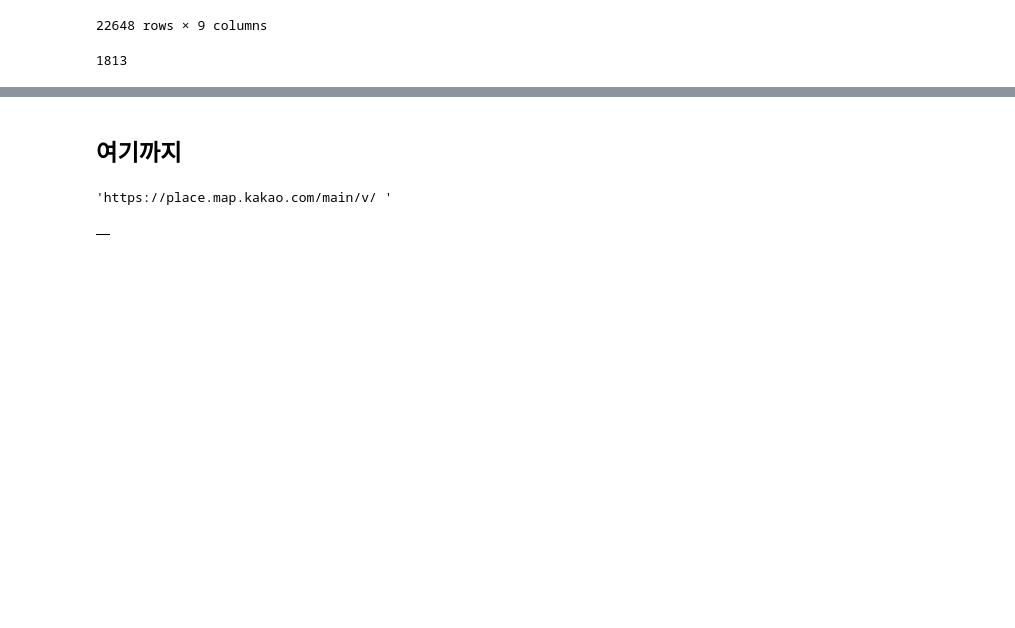
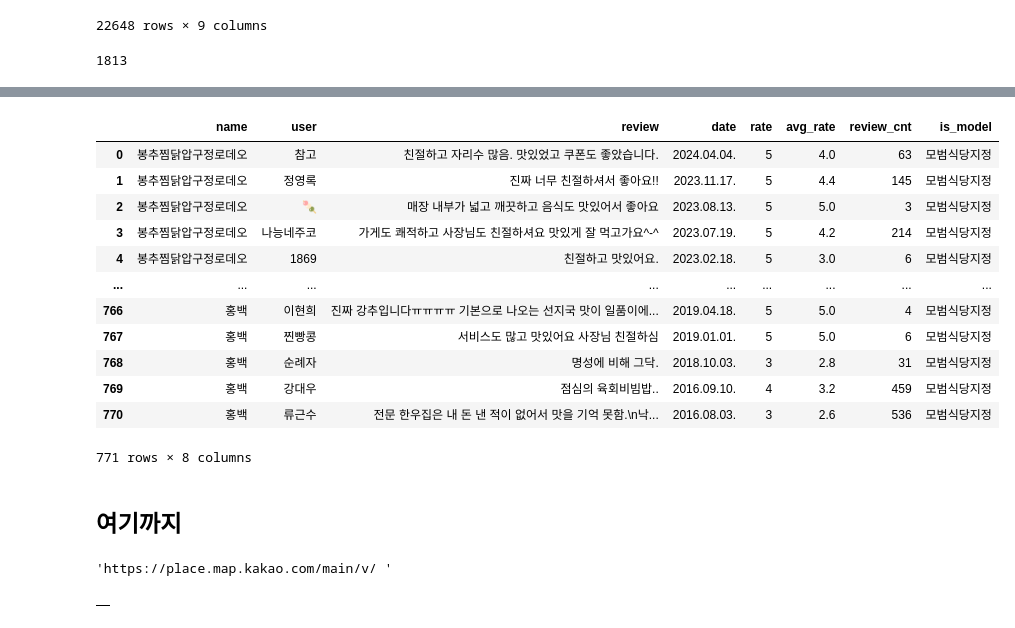
Before and after one commit to benidjor/model-restaurant-in-gangnam, a Jupyter notebook: total_reviews.ipynb, the cells around one changed output, grey strips where cells are left out. Saved outputs shown, nothing was run; the diff lists cells and outputs as text; code cells hidden in the pictures; blank space fills up the shorter version.

```diff
--- a/total_reviews.ipynb
+++ b/total_reviews.ipynb
@@ -448,0 +567,17 @@ reviews_collect.name.nunique()
+# %%
+reviews_3527_4176 = pd.DataFrame(comments_last)
+reviews_3527_4176
+# %% [output]
+|  | name | user | review | date | rate | avg_rate | review_cnt | is_model |
+| 0 | 봉추찜닭압구정로데오 | 참고 | 친절하고 자리수 많음. 맛있었고 쿠폰도 좋았습니다. | 2024.04.04. | 5 | 4.0 | 63 | 모범식당지정 |
+| 1 | 봉추찜닭압구정로데오 | 정영록 | 진짜 너무 친절하셔서 좋아요!! | 2023.11.17. | 5 | 4.4 | 145 | 모범식당지정 |
+| 2 | 봉추찜닭압구정로데오 | 🍡 | 매장 내부가 넓고 깨끗하고 음식도 맛있어서 좋아요 | 2023.08.13. | 5 | 5.0 | 3 | 모범식당지정 |
+| 3 | 봉추찜닭압구정로데오 | 나능네주코 | 가게도 쾌적하고 사장님도 친절하셔요 맛있게 잘 먹고가요^-^ | 2023.07.19. | 5 | 4.2 | 214 | 모범식당지정 |
+| 4 | 봉추찜닭압구정로데오 | 1869 | 친절하고 맛있어요. | 2023.02.18. | 5 | 3.0 | 6 | 모범식당지정 |
+| ... | ... | ... | ... | ... | ... | ... | ... | ... |
+| 766 | 홍백 | 이현희 | 진짜 강추입니다ㅠㅠㅠㅠ 기본으로 나오는 선지국 맛이 일품이에... | 2019.04.18. | 5 | 5.0 | 4 | 모범식당지정 |
+| 767 | 홍백 | 찐빵콩 | 서비스도 많고 맛있어요 사장님 친절하심 | 2019.01.01. | 5 | 5.0 | 6 | 모범식당지정 |
+| 768 | 홍백 | 순례자 | 명성에 비해 그닥. | 2018.10.03. | 3 | 2.8 | 31 | 모범식당지정 |
+| 769 | 홍백 | 강대우 | 점심의 육회비빔밥.. | 2016.09.10. | 4 | 3.2 | 459 | 모범식당지정 |
+| 770 | 홍백 | 류근수 | 전문 한우집은 내 돈 낸 적이 없어서 맛을 기억 못함.\n낙... | 2016.08.03. | 3 | 2.6 | 536 | 모범식당지정 |
+771 rows × 8 columns
```
Also changed, not shown: parts of 5 cells of this notebook, 1 other file.
